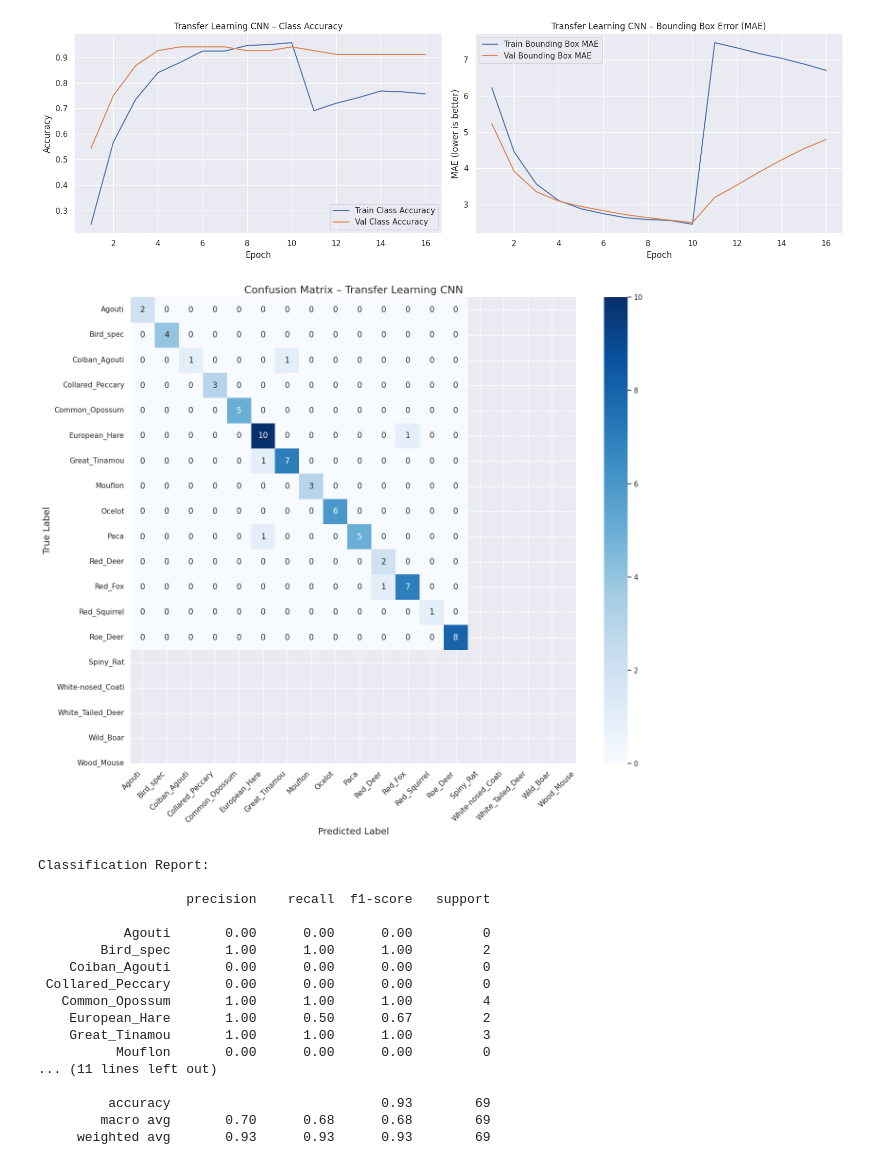
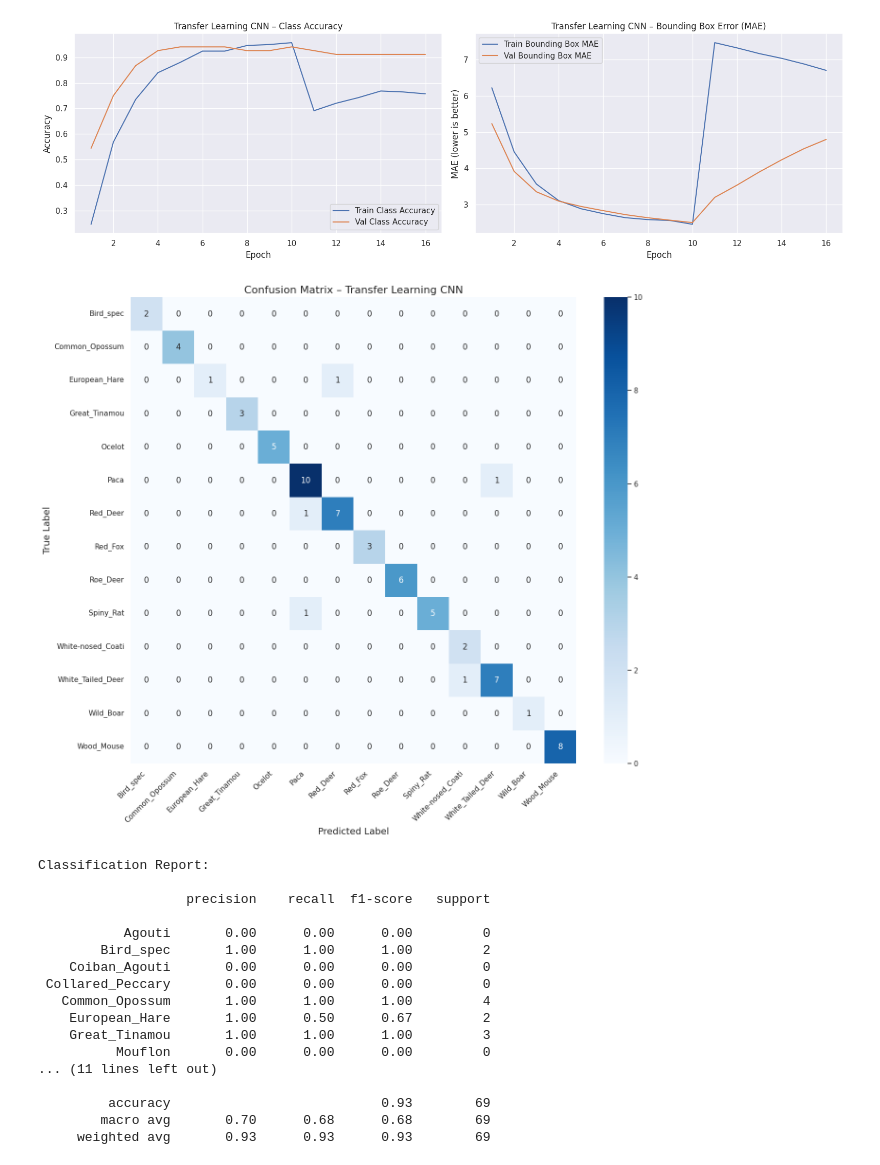
Before and after one commit to shaun-friedman/cv-serengeti-animal-detector, a Jupyter notebook: Transfer_Learning_CNN.ipynb, the cells around one changed output. Cells and saved outputs as stored; diff of their text form; code cells hidden in the pictures.

```diff
--- a/Transfer_Learning_CNN.ipynb
+++ b/Transfer_Learning_CNN.ipynb
@@ -642,61 +643,66 @@ import matplotlib.pyplot as plt
 import seaborn as sns
 from sklearn.metrics import confusion_matrix, classification_report
 
-#Collect true labels and predictions
+# Collect true labels and predictions
 y_true = []
 y_pred = []
 
 for batch_images, batch_labels in test_ds:
-    # True labels (class_output only)
     true_classes = batch_labels["class_output"].numpy()
     y_true.extend(true_classes)
 
-    # Model predictions
     preds = model_c.predict(batch_images, verbose=0)
-    class_probs = preds["class_output"]  # probabilities
+    class_probs = preds["class_output"]
     pred_classes = np.argmax(class_probs, axis=1)
-
     y_pred.extend(pred_classes)
 
 y_true = np.array(y_true)
 y_pred = np.array(y_pred)
 
-#Compute confusion matrix
-cm = confusion_matrix(y_true, y_pred)
+# --- Make sure confusion_matrix uses the SAME label order as the encoder ---
+class_names = label_encoder.classes_
+labels = np.arange(len(class_names))
 
-#Get class names from the label encoder
-class_names = label_encoder.classes_
+cm = confusion_matrix(y_true, y_pred, labels=labels)
 
-#Plot confusion matrix with seaborn
+# (Optional) if you only want to show classes that actually appear in the test set:
+present = np.where(cm.sum(axis=1) + cm.sum(axis=0) > 0)[0]
+cm_plot = cm[present][:, present]
+names_plot = class_names[present]
+else_cm = cm        # keep full cm if you need it numerically
+
+# Plot confusion matrix
 plt.figure(figsize=(14, 12))
-sns.heatmap(cm,
-            annot=True,
-            fmt="d",
-            cmap="Blues",
-            xticklabels=class_names,
-            yticklabels=class_names)
+sns.heatmap(
+    cm_plot,
+    annot=True,
+    fmt="d",
+    cmap="Blues",
+    xticklabels=names_plot,
+    yticklabels=names_plot,
+)
 
 plt.title("Confusion Matrix – Transfer Learning CNN", fontsize=16)
 plt.xlabel("Predicted Label", fontsize=14)
 plt.ylabel("True Label", fontsize=14)
 plt.xticks(rotation=45, ha="right")
 plt.yticks(rotation=0)
 plt.tight_layout()
 plt.show()
 
-#Explicitly pass the full class list
-labels = list(range(len(class_names)))
-
+# Classification report (this part was already fine)
 print("\nClassification Report:\n")
-print(classification_report(
-    y_true,
-    y_pred,
-    labels=labels,
-    target_names=class_names,
-    zero_division=0  # avoid warnings for classes not present in y_pred
-))
+print(
+    classification_report(
+        y_true,
+        y_pred,
+        labels=labels,
+        target_names=class_names,
+        zero_division=0,
+    )
+)
 # %% [output]
-[figure, old version]
+[figure, new version]
 Classification Report:
 
                    precision    recall  f1-score   support
```
Also changed, not shown: parts of 2 cells of this notebook.
